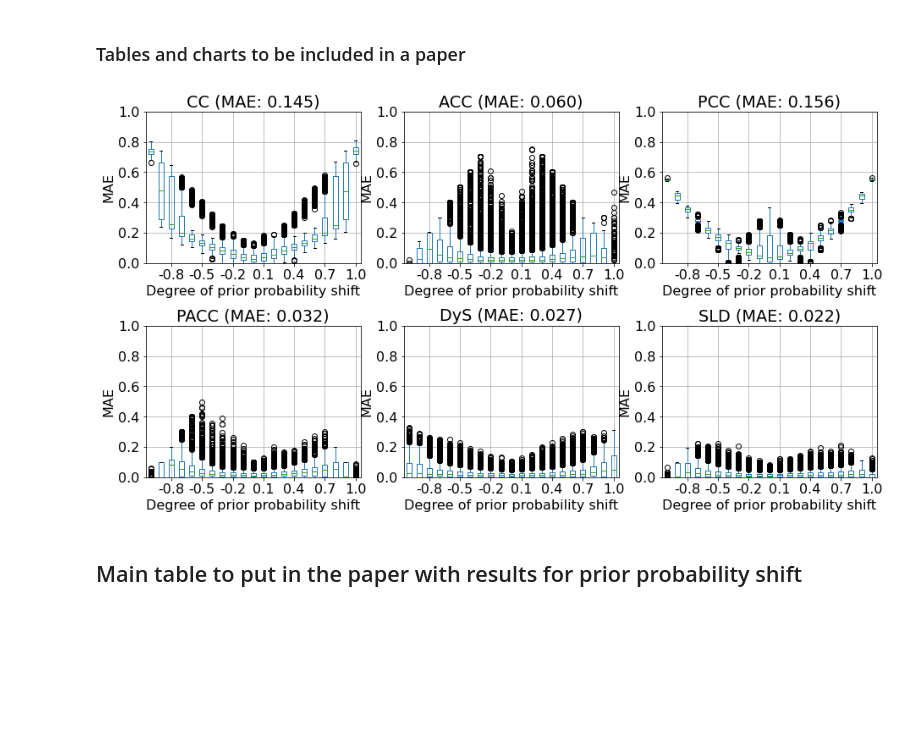
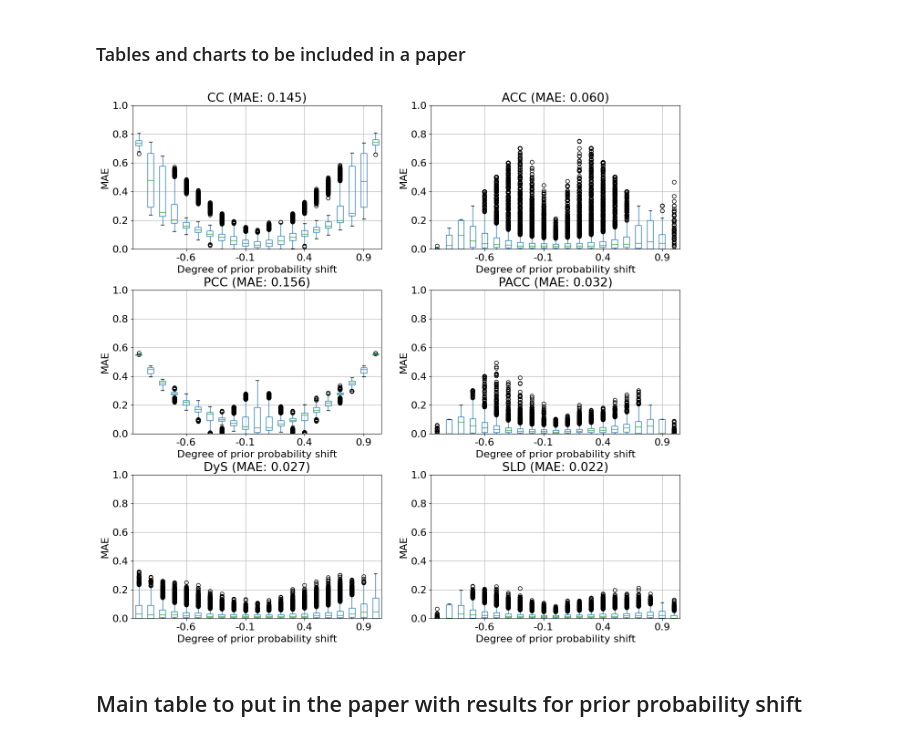
Before and after one commit to pglez82/quant_datasetshift, a Jupyter notebook: analyze_results_prior.ipynb, the cells around one changed output. Saved outputs shown, nothing was run; the diff lists cells and outputs as text; code cells hidden in the pictures; blank space fills up the shorter version.

Commit message:
changing layout of plot

```diff
--- a/analyze_results_prior.ipynb
+++ b/analyze_results_prior.ipynb
@@ -159,23 +159,25 @@ for k,quant_name in enumerate(quantificators):
 ### Tables and charts to be included in a paper
 # %%
 quantificators = ["CC", "ACC", "PCC", "PACC","DyS", "SLD"]
-n_cols = 3
-fig, ax = plt.subplots(2,n_cols,figsize=(15,8))
+n_cols = 2
+fig, ax = plt.subplots(3,n_cols,figsize=(15,15))
 for k,quant_name in enumerate(quantificators):
     results = results_dict[quant_name]
     ax[k//n_cols][k%n_cols].set_ylim(0, 1)
+
     ax[k//n_cols][k%n_cols].set_ylabel(error)
     ax[k//n_cols][k%n_cols].tick_params(axis='x', rotation=90)
     fig.tight_layout()
     results.boxplot(ax=ax[k//n_cols][k%n_cols],column='error',by='prior_measure')
     plt.suptitle('')
+    ax[k//n_cols][k%n_cols].xaxis.set_major_locator(plt.MaxNLocator(5))
     ax[k//n_cols][k%n_cols].set_xlabel("Degree of prior probability shift")
-    ax[k//n_cols][k%n_cols].xaxis.set_major_locator(ticker.MultipleLocator(3))
+
     ax[k//n_cols][k%n_cols].set_title("%s (%s: %.3f)"  % (quant_name,error,mean_error_methods[quant_name]))
 plt.savefig(os.path.join(export_dir,"images/priorresults.pdf"),format='pdf',bbox_inches='tight')
 plt.savefig(os.path.join(export_dir,"images/priorresults.png"),format='png',bbox_inches='tight')
 # %% [output]
-[figure, old version]
+[figure, new version]
 # %% [markdown]
 ## Main table to put in the paper with results for prior probability shift
 # %%
```
